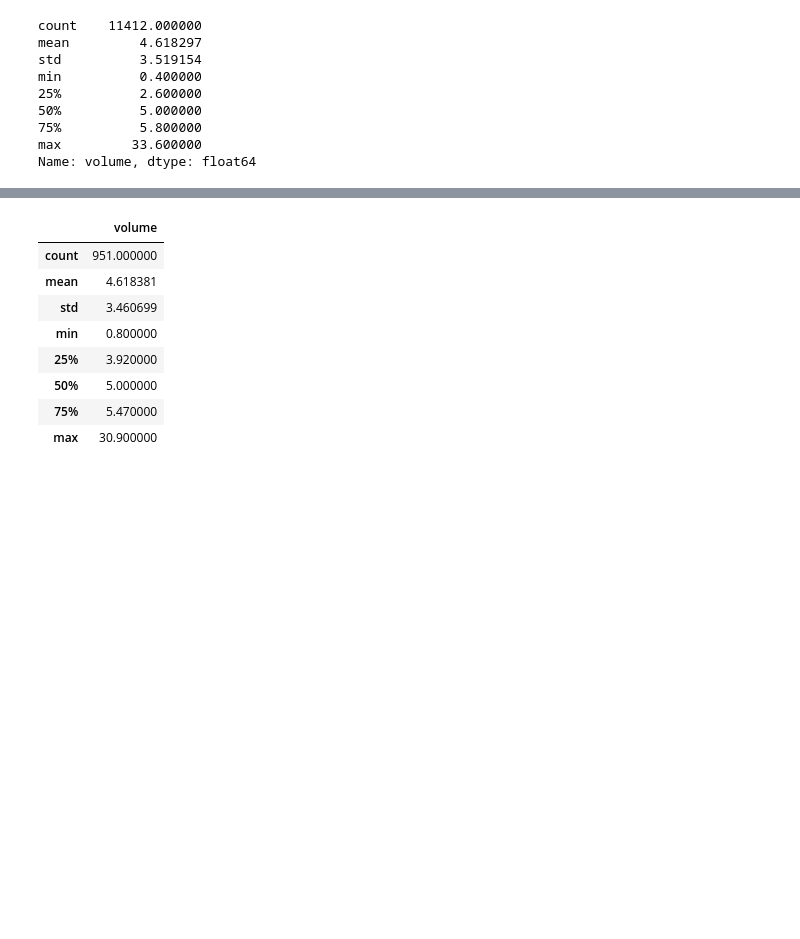
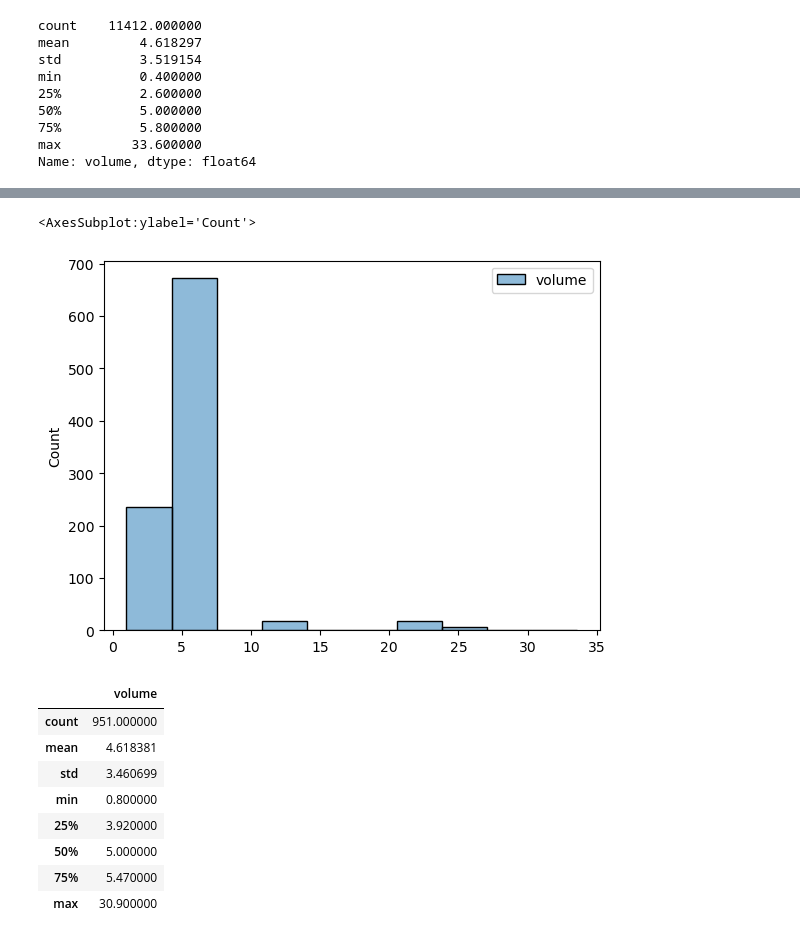
Before and after one commit to navindu-ds/DataStorm-4, a Jupyter notebook: Semifinal Round/semifinals-notebook.ipynb, the cells around one changed output, grey strips where cells are left out. Cells and saved outputs as stored; diff of their text form; code cells hidden in the pictures; blank space fills up the shorter version.

```diff
--- a/Semifinal Round/semifinals-notebook.ipynb
+++ b/Semifinal Round/semifinals-notebook.ipynb
@@ -478,3 +475,8 @@ max_week_volume
+# %%
+sns.histplot(data= max_week_volume, bins=10)
+# %% [output]
+<AxesSubplot:ylabel='Count'>
+[figure, added]
 # %%
 mean_week_volume = pd.DataFrame(weekly_volume_sold.groupby('Outlet_ID')['volume'].mean().round(2))
 mean_week_volume.describe()
```
Also changed, not shown: parts of 10 cells of this notebook.
